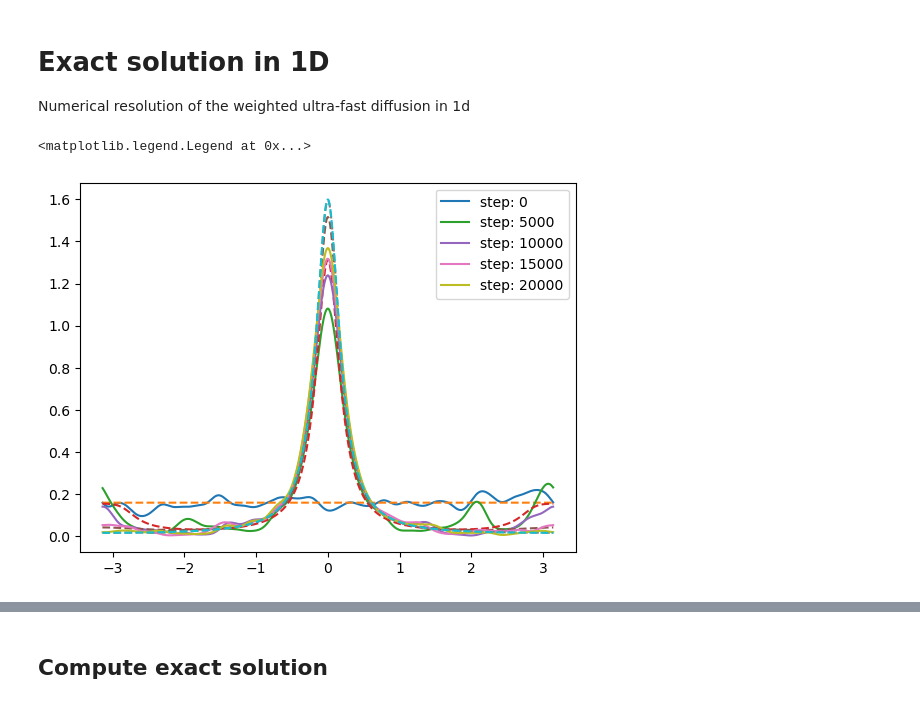
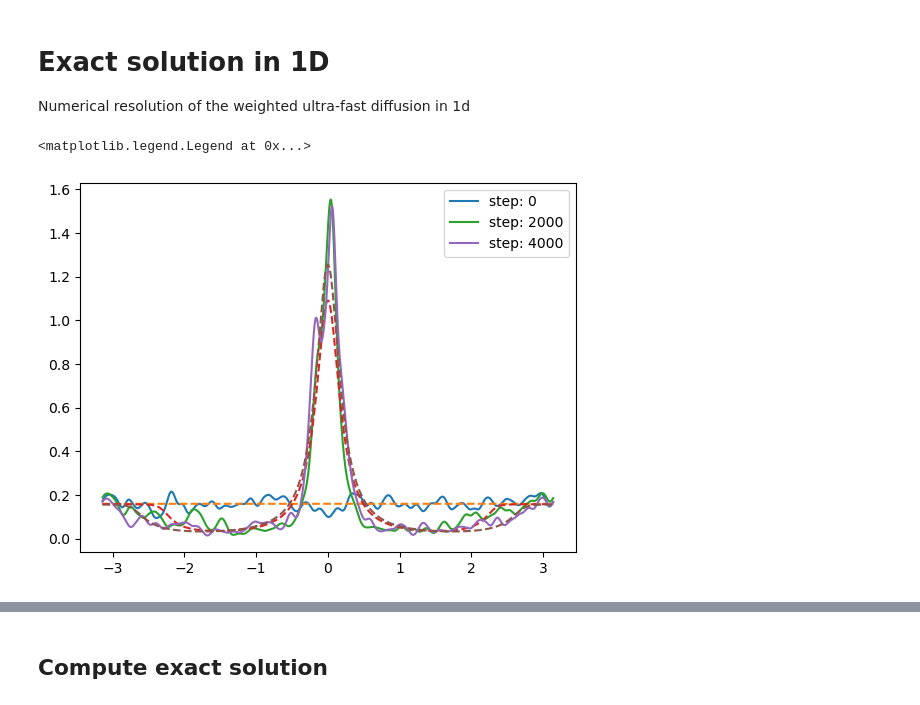
Before and after one commit to rbarboni/VarPro, a Jupyter notebook: 2TS_ReLU_1d/Experiment.ipynb, the cells around one changed output, grey strips where cells are left out. Cells and saved outputs as stored; diff of their text form; code cells hidden in the pictures.

```diff
--- a/2TS_ReLU_1d/Experiment.ipynb
+++ b/2TS_ReLU_1d/Experiment.ipynb
@@ -123,6 +120,6 @@ plt.xscale('log')
 # %%
 # plot of the learned feature distribution (diracs smoothed with a gaussian)
-for i in np.arange(0, 5001, 1000):
+for i in np.arange(0, 1001, 200):
     w = problem.state_list[i]['feature_model.weight'].numpy()
     f = circle_to_line(w)
 
@@ -135,6 +132,6 @@ plt.legend()
 # %%
 # plot of the outer layer weight (to check if positive and smooth)
-for i in np.arange(0, 5001, 1000):
+for i in np.arange(0, 1001, 200):
     w = problem.state_list[i]['feature_model.weight'].numpy()
     f = circle_to_line(w)
     idx = np.argsort(f)
@@ -150,7 +147,7 @@ plt.legend()
 #### Distance to the teacher distribution
 # %%
 distance_teacher_list = []
-distance_teacher_idx = [int(i) for i in np.linspace(0, len(problem.state_list)-1, 1000)]
+distance_teacher_idx = [int(i) for i in np.linspace(0, epochs, 1000)]
 for i in tqdm(distance_teacher_idx):
     w1 = problem.state_list[i]['feature_model.weight']
     w2 = teacher.feature_model.weight
@@ -167,25 +164,25 @@ Numerical resolution of the weighted ultra-fast diffusion in 1d
 import gzip
 import pickle
 
-path = 'diffusion_gamma100_ts-10.pkl.gz'
+path = '../diffusion_relu1d_gamma100_ts-10.pkl.gz'
 with gzip.open(path, 'rb') as file:
     f_list = pickle.load(file)
 # %%
 M = f_list.shape[1]
 X = np.linspace(-np.pi, np.pi, M+1)
 X = 0.5 * (X[1:]+X[:-1])
 
-for i in np.arange(0, 20001, 5000):
+for i in np.arange(0, 4001, 2000):
     w = problem.state_list[i]['feature_model.weight'].numpy()
     f = circle_to_line(w)
 
-    plt.plot(*gaussian_conv(f, scale=0.1), label=f'step: {i}')
+    plt.plot(*gaussian_conv(f, scale=0.05), label=f'step: {i}')
     plt.plot(X, f_list[i], '--')
 plt.legend()
 #plt.yscale('log')
 # %% [output]
 <matplotlib.legend.Legend at 0x...>
-[figure, old version]
+[figure, new version]
 # %%
 w2 = torch.tensor([[np.cos(x), np.sin(x)] for x in X], dtype=torch.float32)
 
```
Also changed, not shown: parts of 8 cells of this notebook, 4 other files.
